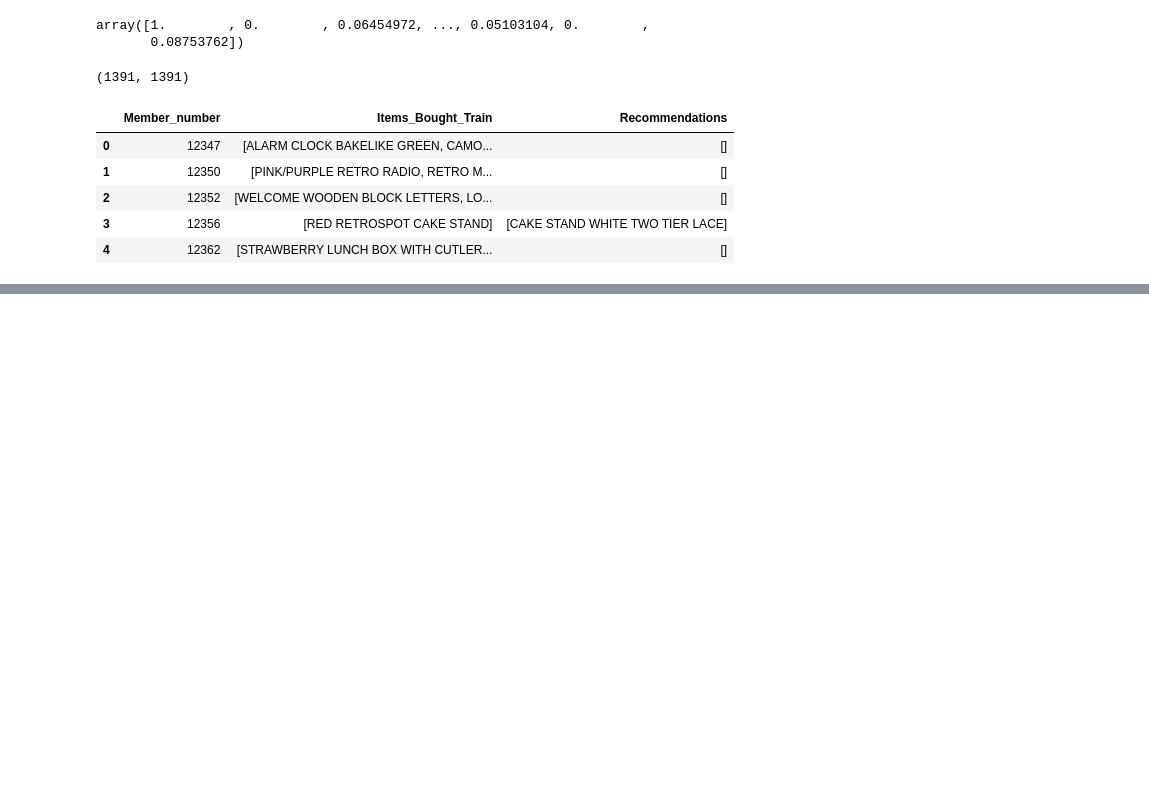
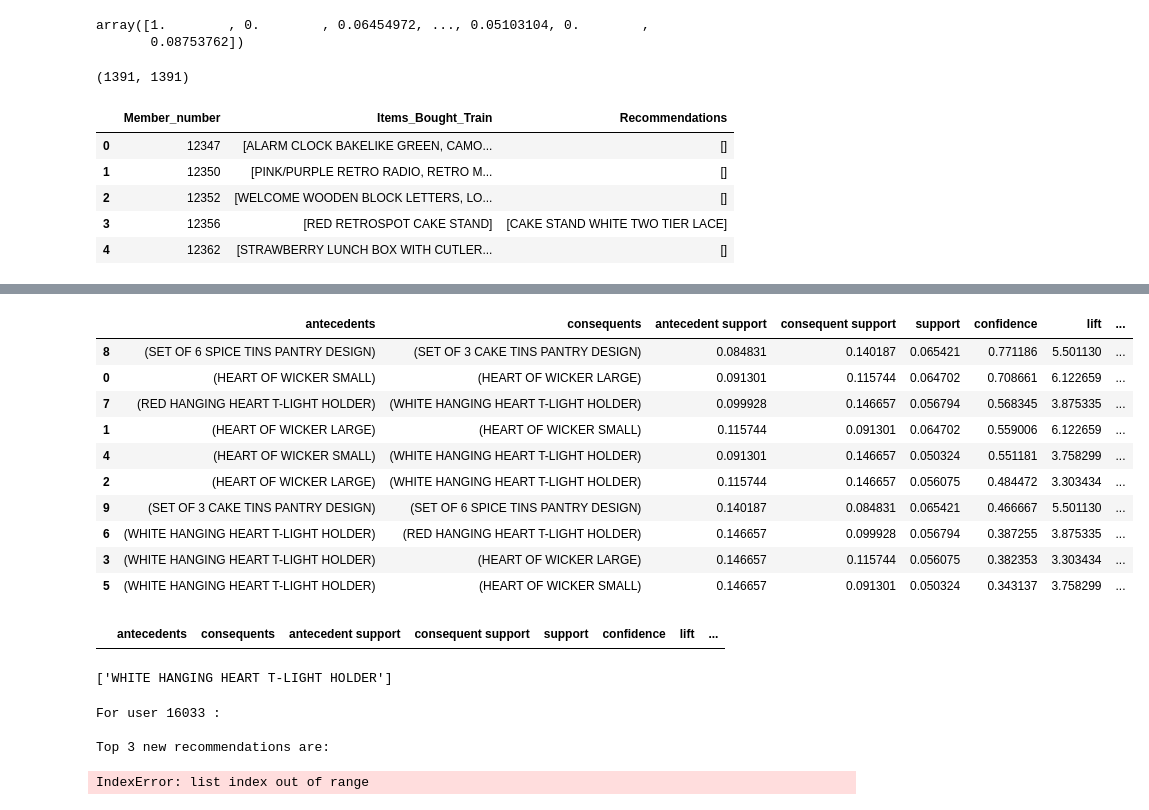
Before and after one commit to KaneZhao/Product_Recommendation, a Jupyter notebook: a1875043_assign2.ipynb, the cells around one changed output, grey strips where cells are left out. Drawn from its saved outputs; the diff is of its cells as text; code cells hidden in the pictures; blank space fills up the shorter version.

```diff
--- a/a1875043_assign2.ipynb
+++ b/a1875043_assign2.ipynb
@@ -553,3 +609,45 @@ Error:
+# %%
+# finding recomendation for a random user
+rules_1 = apriori_p(grocery_pivot, 0.05)
+rules_1
+# %% [output]
+|  | antecedents | consequents | antecedent support | consequent support | support | confidence | lift | ... |
+| 8 | (SET OF 6 SPICE TINS PANTRY DESIGN) | (SET OF 3 CAKE TINS PANTRY DESIGN) | 0.084831 | 0.140187 | 0.065421 | 0.771186 | 5.501130 | ... |
+| 0 | (HEART OF WICKER SMALL) | (HEART OF WICKER LARGE) | 0.091301 | 0.115744 | 0.064702 | 0.708661 | 6.122659 | ... |
+| 7 | (RED HANGING HEART T-LIGHT HOLDER) | (WHITE HANGING HEART T-LIGHT HOLDER) | 0.099928 | 0.146657 | 0.056794 | 0.568345 | 3.875335 | ... |
+| 1 | (HEART OF WICKER LARGE) | (HEART OF WICKER SMALL) | 0.115744 | 0.091301 | 0.064702 | 0.559006 | 6.122659 | ... |
+| 4 | (HEART OF WICKER SMALL) | (WHITE HANGING HEART T-LIGHT HOLDER) | 0.091301 | 0.146657 | 0.050324 | 0.551181 | 3.758299 | ... |
+| 2 | (HEART OF WICKER LARGE) | (WHITE HANGING HEART T-LIGHT HOLDER) | 0.115744 | 0.146657 | 0.056075 | 0.484472 | 3.303434 | ... |
+| 9 | (SET OF 3 CAKE TINS PANTRY DESIGN) | (SET OF 6 SPICE TINS PANTRY DESIGN) | 0.140187 | 0.084831 | 0.065421 | 0.466667 | 5.501130 | ... |
+| 6 | (WHITE HANGING HEART T-LIGHT HOLDER) | (RED HANGING HEART T-LIGHT HOLDER) | 0.146657 | 0.099928 | 0.056794 | 0.387255 | 3.875335 | ... |
+| 3 | (WHITE HANGING HEART T-LIGHT HOLDER) | (HEART OF WICKER LARGE) | 0.146657 | 0.115744 | 0.056075 | 0.382353 | 3.303434 | ... |
+| 5 | (WHITE HANGING HEART T-LIGHT HOLDER) | (HEART OF WICKER SMALL) | 0.146657 | 0.091301 | 0.050324 | 0.343137 | 3.758299 | ... |
+# %%
+rules_1
+# %% [output]
+|  | antecedents | consequents | antecedent support | consequent support | support | confidence | lift | ... |
+# %%
+rec_items
+# %% [output]
+['WHITE HANGING HEART T-LIGHT HOLDER']
+# %%
+
+user_id = random.choice(list(groceries_train_data2.CustomerID))
+rec_items  = get_recommendations_p(groceries_train_data2,user_id, rules_1, N=3)
+
+print("For user", user_id, ":")
+print("\nTop 3 new recommendations are:")
+history = groceries_train_data2.loc[groceries_train_data2['CustomerID'] == user_id, 'Itemname']\
+                               .values[0]
+df_out = pd.DataFrame([[user_id, history, rec_items[0], rec_items[1], rec_items[2]],\
+                    ], columns=["USER ID", "Transaction History (Train Dataset)", "1st Recommendation",\
+                                '2st Recommendation', "3rd Recommendation"])
+df_out
+# %% [output]
+For user 16033 :
+
+Top 3 new recommendations are:
+IndexError: list index out of range
 # %%
 def get_encoder_matrix(dataset: pd.DataFrame) -> pd.DataFrame:
     """
```
Also changed, not shown: parts of 17 cells of this notebook.
